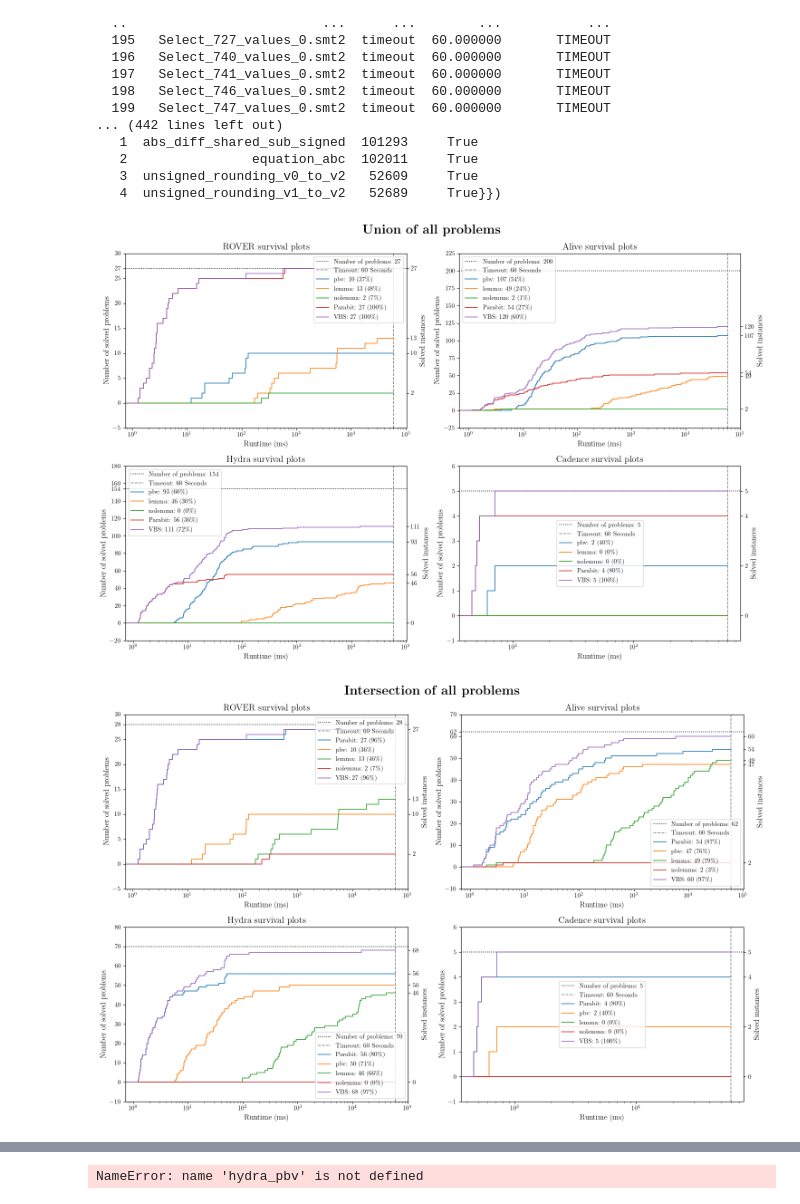
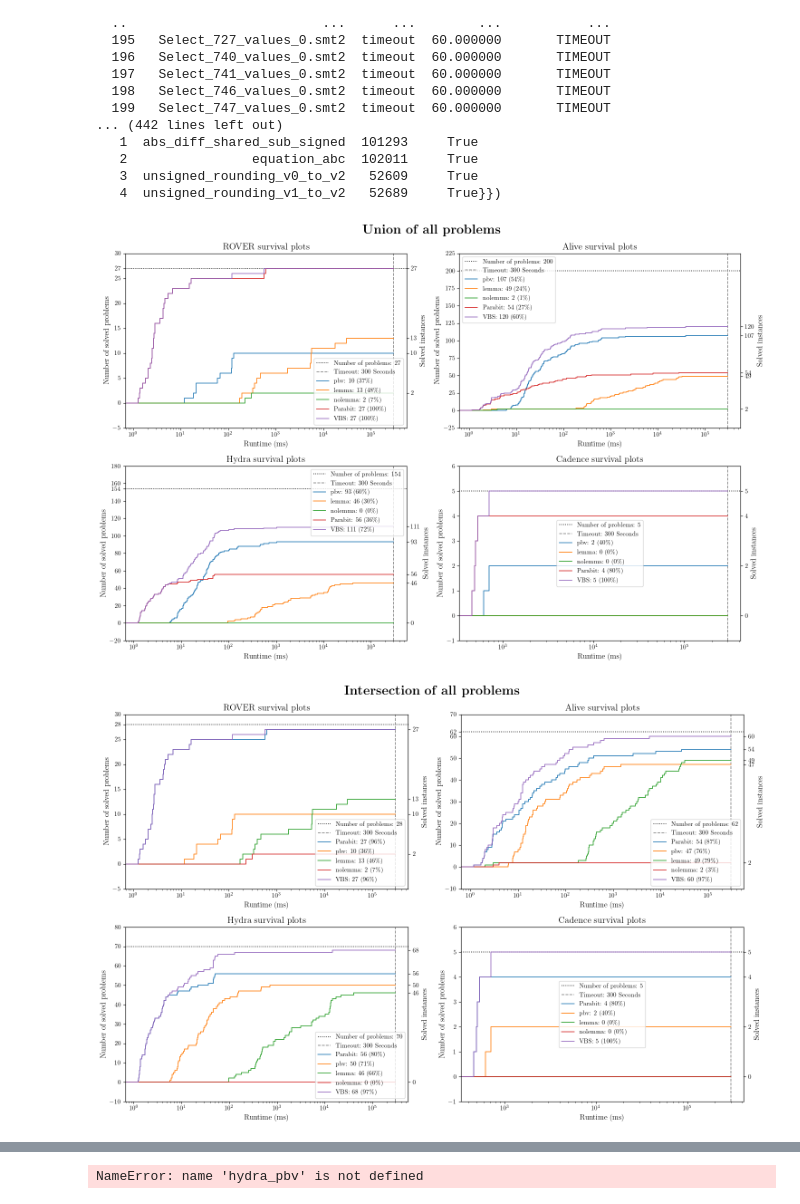
Before and after one commit to luigirinaldi/CAV, a Jupyter notebook: scripts/plots/eval_graphs.ipynb, the cells around one changed output, grey strips where cells are left out. Cells and saved outputs as stored; diff of their text form; code cells hidden in the pictures.

Commit message:
add more more plots

```diff
--- a/scripts/plots/eval_graphs.ipynb
+++ b/scripts/plots/eval_graphs.ipynb
@@ -16,8 +16,10 @@ benches = ["ROVER", 'Hydra', 'Alive', 'Cadence']
 RESULTS_DIR = Path("../results")
 RESULTS_DIR_ALT = Path("../benchmarks/results")
 
+FIGURES_PATH = RESULTS_DIR / 'plots'
 
-FIGURES_PATH = RESULTS_DIR / 'plots'
+TIMEOUT = 300_000 # timeout in milliseconds
+
 os.makedirs(FIGURES_PATH, exist_ok=True)
 
 parabit = {}
@@ -36,6 +38,9 @@ for bench in benches:
     mirabelle[bench]["lemma"] =   load_sledge_data(RESULTS_DIR / "mirabelle" / "lemma"   / bench / "parsed.json")
     mirabelle[bench]["nolemma"] = load_sledge_data(RESULTS_DIR / "mirabelle" / "nolemma" / bench / "parsed.json")
 
+    # print(mirabelle[bench]["lemma"].where(mirabelle[bench]["lemma"]['time'] > TIMEOUT))
+    mirabelle[bench]["lemma"] = mirabelle[bench]["lemma"].where(mirabelle[bench]["lemma"]['time'] <= TIMEOUT)
+    mirabelle[bench]["nolemma"] = mirabelle[bench]["nolemma"].where(mirabelle[bench]["nolemma"]['time'] <= TIMEOUT)
 
 pbv, parabit, mirabelle
 # %% [output]
@@ -141,38 +146,64 @@ for i, bench in enumerate(benches):
     data['VBS'] = data.apply(combine_results, axis=1)
 
     ax = axs[i%2][i//2]
-    plot_cactus(ax, data, 60_000)
+    plot_cactus(ax, data, TIMEOUT)
     ax.legend(loc='best')
     ax.set_title(f'{bench} survival plots')
 fig.suptitle('\\textbf{Union of all problems}', fontsize='xx-large')
 plt.tight_layout()
 # plt.savefig(f"{FIGURES_PATH}all_problem.pdf")
 plt.show()
 
 fig, axs = plt.subplots(2,2, figsize=(15,10))
 for i, bench in enumerate(benches):
 
     data = pd.DataFrame()
     data['Parabit'] = get_parabit_times(parabit, bench)
     if bench in ['Hydra', 'Alive']:
         data['pbv'] = pbv[bench]['time'].where(pbv[bench]['result'] == 'unsat')
     else:
         data['pbv'] = pbv[bench]['unsat_time_average'].where(pbv[bench]['result'] == 'unsat')
     data['pbv'] = data['pbv'] * 1000
 
     data['lemma'] = (mir:=mirabelle[bench]['lemma'])['time'].where(mir['timeout'] == False)
     data['nolemma'] = (mir:=mirabelle[bench]['nolemma'])['time'].where(mir['timeout'] == False)
 
     data['VBS'] = data.apply(combine_results, axis=1)
 
     ax = axs[i%2][i//2]
-    plot_cactus(ax, data, 60_000)
+    plot_cactus(ax, data, TIMEOUT)
     ax.legend(loc='best')
     ax.set_title(f'{bench} survival plots')
 fig.suptitle('\\textbf{Intersection of all problems}', fontsize='xx-large')
 plt.tight_layout()
 # plt.savefig(f"{FIGURES_PATH}all_problem.pdf")
 plt.show()
+
+
+fig, axs = plt.subplots(2,2, figsize=(15,10))
+for i, bench in enumerate(benches):
+
+    data = pd.DataFrame()
+    data['Parabit'] = get_parabit_times(parabit, bench)
+    # if bench in ['Hydra', 'Alive']:
+    #     data['pbv'] = pbv[bench]['time'].where(pbv[bench]['result'] == 'unsat')
+    # else:
+    #     data['pbv'] = pbv[bench]['unsat_time_average'].where(pbv[bench]['result'] == 'unsat')
+    # data['pbv'] = data['pbv'] * 1000
+
+    data['lemma'] = (mir:=mirabelle[bench]['lemma'])['time'].where(mir['timeout'] == False)
+    data['nolemma'] = (mir:=mirabelle[bench]['nolemma'])['time'].where(mir['timeout'] == False)
+
+    data['VBS'] = data.apply(combine_results, axis=1)
+
+    ax = axs[i%2][i//2]
+    plot_cactus(ax, data, TIMEOUT)
+    ax.legend(loc='best')
+    ax.set_title(f'{bench} survival plots')
+fig.suptitle('\\textbf{Parabit vs Sledgehammer}', fontsize='xx-large')
+plt.tight_layout()
+# plt.savefig(f"{FIGURES_PATH}all_problem.pdf")
+plt.show()
 # %% [output]
-[figure, old version]
+[figure, new version]
-[figure, old version]
+[figure, new version]
```
Also changed, not shown: parts of 1 cell of this notebook.
